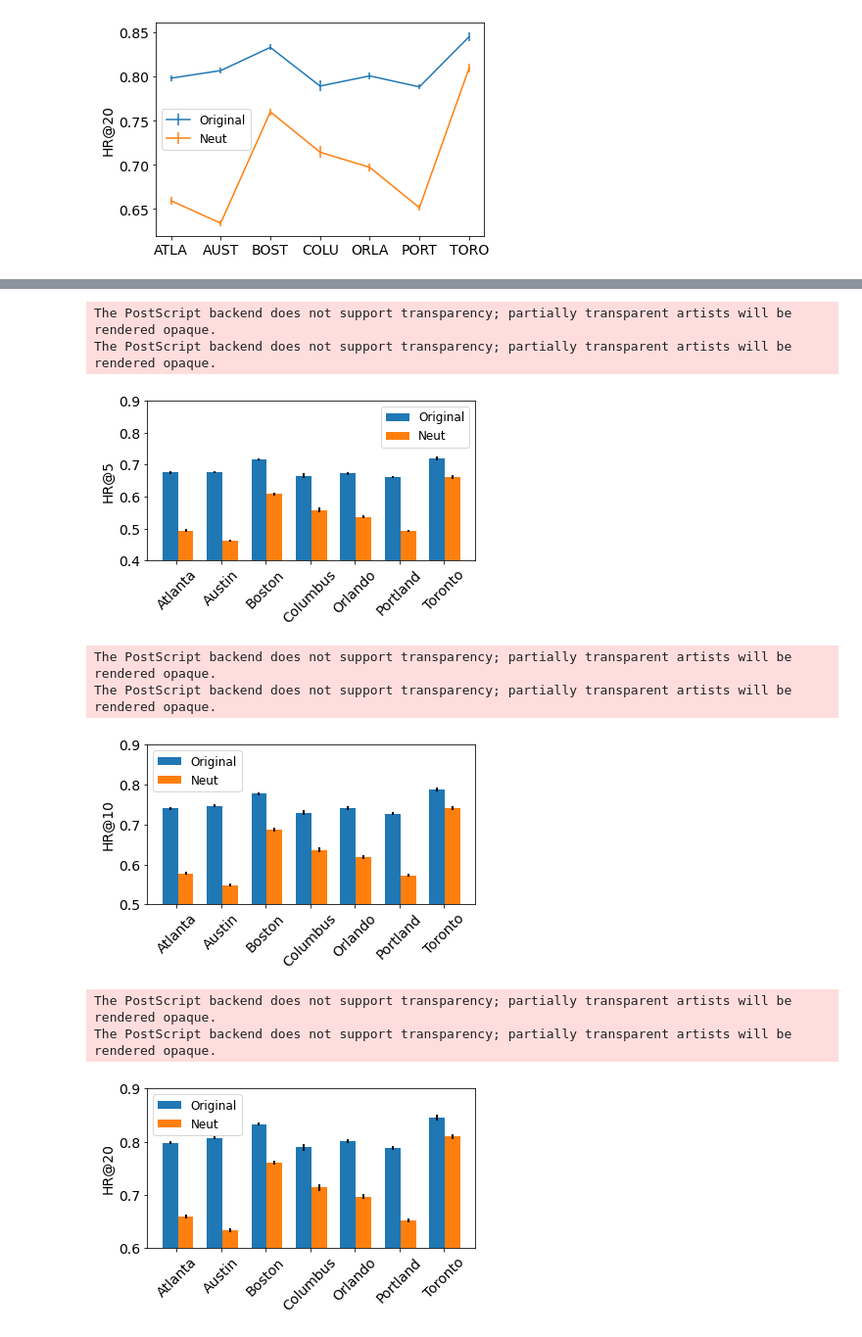
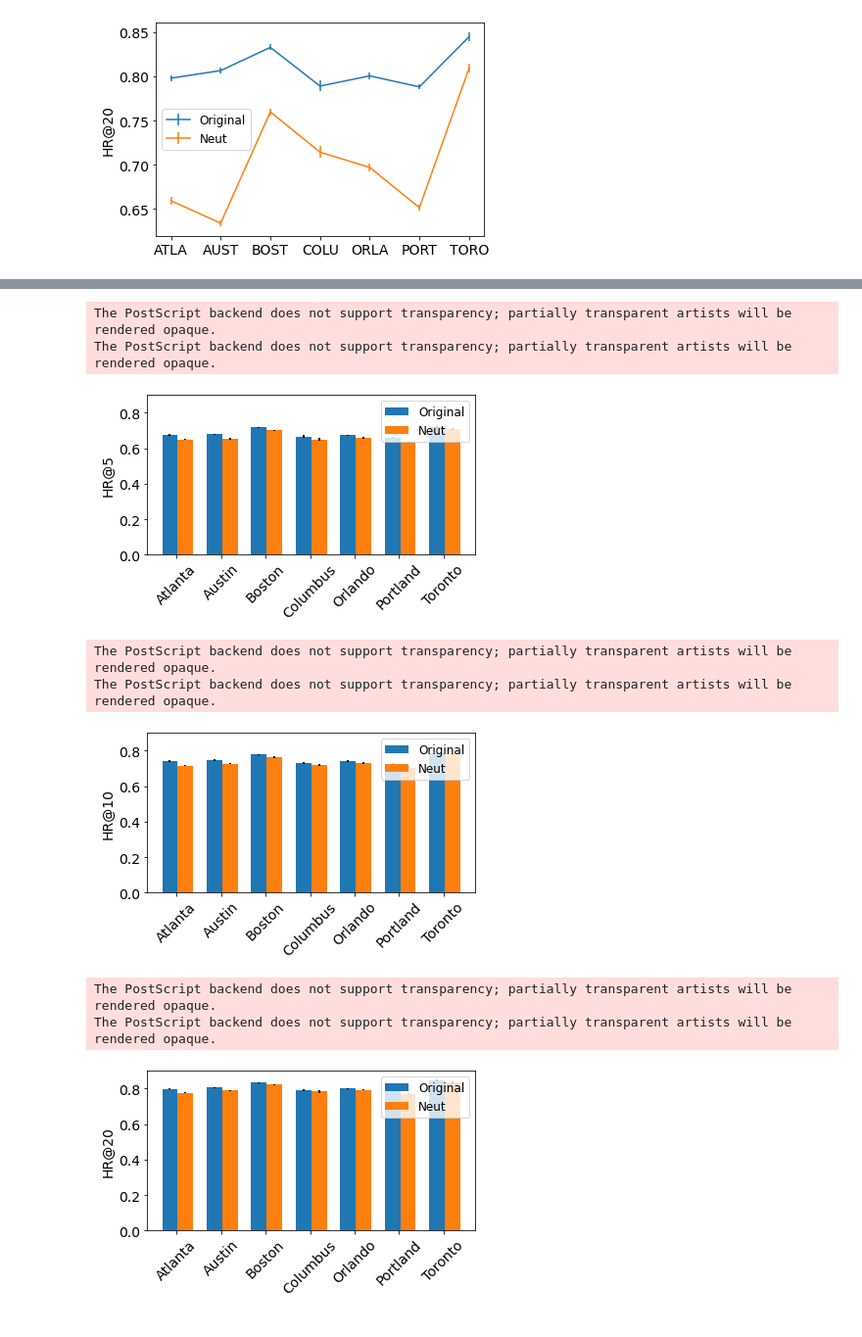
Before and after one commit to rbouadjenek/SIGIR22_LMRec, a Jupyter notebook: Analysis.ipynb, the cells around one changed output, grey strips where cells are left out. Shown: that part at 98% size. Cells and saved outputs as stored; diff of their text form; code cells hidden in the pictures.

```diff
--- a/Analysis.ipynb
+++ b/Analysis.ipynb
@@ -47,7 +54,7 @@ ground_truth = {}
 predictions_neut = {}
 ground_truth_neut = {}
 for city in yelp_cities:
-    # Load data
+    # # Load data
     dataset = Dataset(city)
     ground_truth[city] = dataset.y_test
     # Create the model
@@ -61,6 +68,11 @@ for city in yelp_cities:
     # Load data neut
     dataset = Dataset(city,  masking=True)
     ground_truth_neut[city] = dataset.y_test
+    # Create the model
+    model = models.get_model(dataset.max_len, dataset.num_labels, tpu=False)
+    data_url = 'http://206.12.93.90:8080/yelp_data/models/saved_weights_' + dataset.dataset + '_neut.h5'
+    file_name = keras.utils.get_file('saved_weights_' + dataset.dataset + '_neut.h5', data_url, untar=False)
+    model.load_weights(file_name)
     # Make predictions neut
     preds_neut = model.predict(dataset.X_test, verbose=1, batch_size=128)
     predictions_neut[city] = preds_neut
@@ -166,3 +171,12 @@ metrics.get_performance(ground_truth['atlanta'], predictions['atlanta'])
+# %%
+with open('ground_truth.pickle', 'rb') as file:
+    ground_truth = pickle.load(file)
+with open('predictions.pickle', 'rb') as file:
+    predictions = pickle.load(file)
+with open('ground_truth_neut.pickle', 'rb') as file:
+    ground_truth_neut = pickle.load(file)
+with open('predictions_neut.pickle', 'rb') as file:
+    predictions_neut = pickle.load(file)
 # %%
 data = pd.DataFrame(columns=['City','Precision', 'Recall', 'F1-Score',
                              'Accuracy', 'Accuracy_err', 'MRR', 'MRR_err',
@@ -201,7 +217,7 @@ data_neut = pd.DataFrame(columns=['City','Precision', 'Recall', 'F1-Score',
                              'Accuracy', 'Accuracy_err', 'MRR', 'MRR_err',
                              'HR@5', 'HR@5_err', 'HR@10', 'HR@10_err',
                              'HR@20', 'HR@20_err'])
-for city in predictions.keys():
+for city in predictions_neut.keys():
     y_true = ground_truth_neut[city]
     y_pred = predictions_neut[city]
     performance = metrics.get_performance(y_true, y_pred)
@@ -400,12 +412,20 @@ rects2 = ax.bar(x+width, y, width,
                     error_kw=dict(elinewidth=2,ecolor='black'))
 
 # axes and labels
-ax.set_ylim(0.3,0.7)
+ax.set_ylim(0,0.7)
 ax.set_ylabel('MRR')
 plt.xticks(x+0.15, np.array([x.capitalize() for x in data['City']]), rotation=45)
 
 ## add a legend
 ax.legend( (rects1[0], rects2[0]), ('Original', 'Neut') )
+params = {'legend.fontsize': 'large',
+          'axes.labelsize': 14,
+          'axes.titlesize': 14,
+          'xtick.labelsize': 14,
+          'ytick.labelsize': 14,
+          'axes.grid': False,
+          'axes.titlepad': 25}
+plt.rcParams.update(params)
 plt.savefig('mrr_histo.eps', bbox_inches = 'tight')
 
 plt.show()
@@ -470,7 +490,7 @@ rects2 = ax.bar(x+width, y, width,
                     error_kw=dict(elinewidth=2,ecolor='black'))
 
 # axes and labels
-ax.set_ylim(0.4,0.9)
+ax.set_ylim(0,0.9)
 ax.set_ylabel('HR@5')
 plt.xticks(x+0.15, np.array([x.capitalize() for x in data['City']]), rotation=45)
 
@@ -483,7 +503,7 @@ plt.show()
 # %% [output]
 The PostScript backend does not support transparency; partially transparent artists will be rendered opaque.
 The PostScript backend does not support transparency; partially transparent artists will be rendered opaque.
-[figure, old version]
+[figure, new version]
 # %%
 fig = plt.figure(figsize=(6,3))
 ax = fig.add_subplot(111)
@@ -506,7 +526,7 @@ rects2 = ax.bar(x+width, y, width,
                     error_kw=dict(elinewidth=2,ecolor='black'))
 
 # axes and labels
-ax.set_ylim(0.5,0.9)
+ax.set_ylim(0,0.9)
 ax.set_ylabel('HR@10')
 plt.xticks(x+0.15, np.array([x.capitalize() for x in data['City']]), rotation=45)
 
@@ -518,39 +538,39 @@ plt.show()
 # %% [output]
 The PostScript backend does not support transparency; partially transparent artists will be rendered opaque.
 The PostScript backend does not support transparency; partially transparent artists will be rendered opaque.
-[figure, old version]
+[figure, new version]
 # %%
 fig = plt.figure(figsize=(6,3))
 ax = fig.add_subplot(111)
 
 ## necessary variables
 width = 0.35                      # the width of the bars
 
 ## the bars
 x = np.array(range(len(data['City'])))
 y = np.array(data['HR@20'])
 yerr = np.array(data['HR@20_err'])
 rects1 = ax.bar(x, y, width,
                 yerr=yerr,
                 error_kw=dict(elinewidth=2,ecolor='black'))
 
 y = np.array(data_neut['HR@20'])
 yerr = np.array(data_neut['HR@20_err'])
 rects2 = ax.bar(x+width, y, width,
                     yerr=yerr,
                     error_kw=dict(elinewidth=2,ecolor='black'))
 
 # axes and labels
-ax.set_ylim(0.6,0.9)
+ax.set_ylim(0,0.9)
 ax.set_ylabel('HR@20')
 plt.xticks(x+0.15, np.array([x.capitalize() for x in data['City']]), rotation=45)
 
 ## add a legend
 ax.legend( (rects1[0], rects2[0]), ('Original', 'Neut') )
 plt.savefig('HR20_histo.eps', bbox_inches = 'tight')
 
 plt.show()
 # %% [output]
 The PostScript backend does not support transparency; partially transparent artists will be rendered opaque.
 The PostScript backend does not support transparency; partially transparent artists will be rendered opaque.
-[figure, old version]
+[figure, new version]
```
Also changed, not shown: parts of 10 cells of this notebook.
